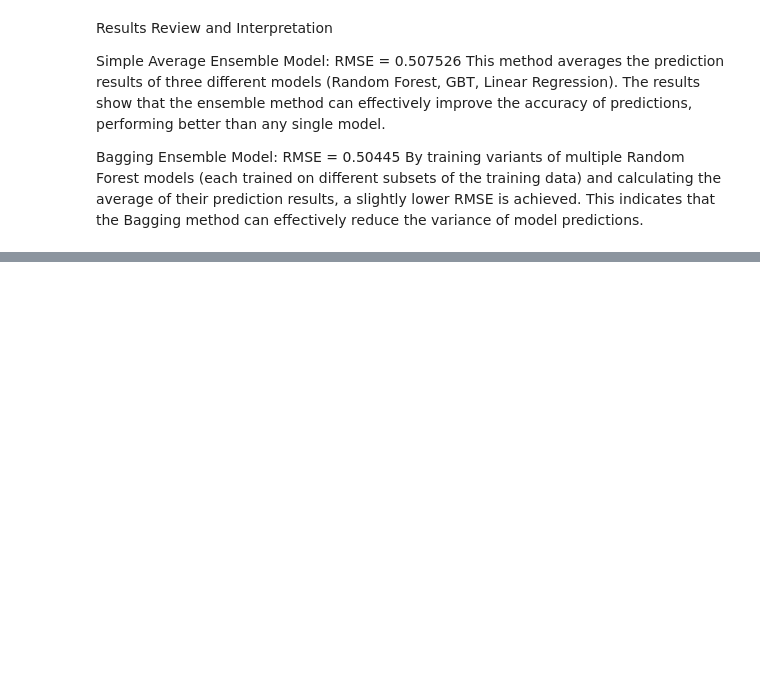
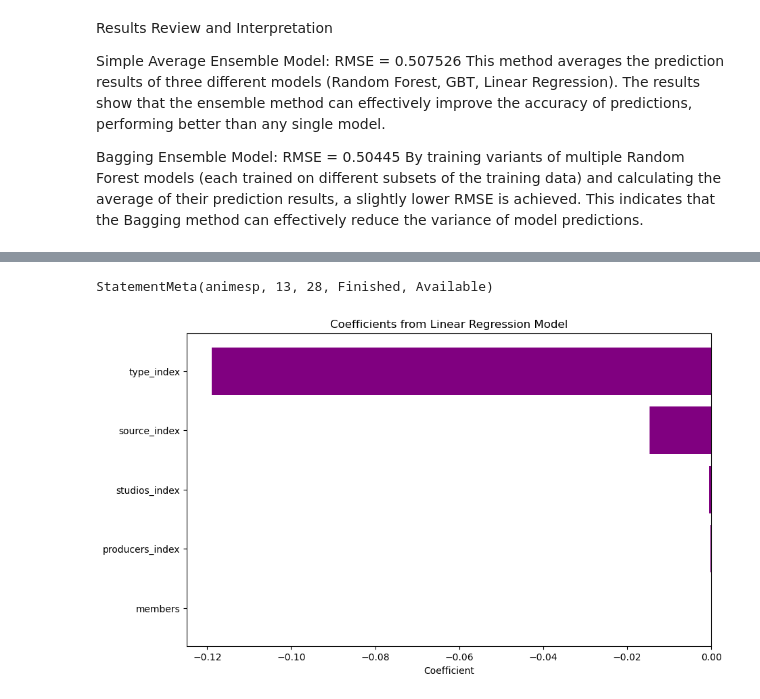
Before and after one commit to ZmRyan/animeproject, a Jupyter notebook: Code/Synapse/analytics and ML.ipynb, the cells around one changed output, grey strips where cells are left out. Drawn from its saved outputs; the diff is of its cells as text; code cells hidden in the pictures; blank space fills up the shorter version.

```diff
--- a/Code/Synapse/analytics and ML.ipynb
+++ b/Code/Synapse/analytics and ML.ipynb
@@ -533,0 +599,29 @@ By training variants of multiple Random Forest models (each trained on different
+# %%
+import matplotlib.pyplot as plt
+import pandas as pd
+
+
+coefficients = lr_model.coefficients
+
+
+feature_names = ['producers_index', 'studios_index', 'type_index', 'source_index', 'members']
+
+
+coefficients_df = pd.DataFrame({
+    'Feature': feature_names,
+    'Coefficient': coefficients
+})
+
+
+coefficients_df = coefficients_df.sort_values(by="Coefficient", key=abs, ascending=False)
+
+
+plt.figure(figsize=(10, 6))
+plt.barh(coefficients_df['Feature'], coefficients_df['Coefficient'], color='purple')
+plt.xlabel('Coefficient')
+plt.title('Coefficients from Linear Regression Model')
+plt.gca().invert_yaxis()
+plt.show()
+# %% [output]
+StatementMeta(animesp, 13, 28, Finished, Available)
+[figure, added]
```
Also changed, not shown: parts of 21 cells of this notebook.
